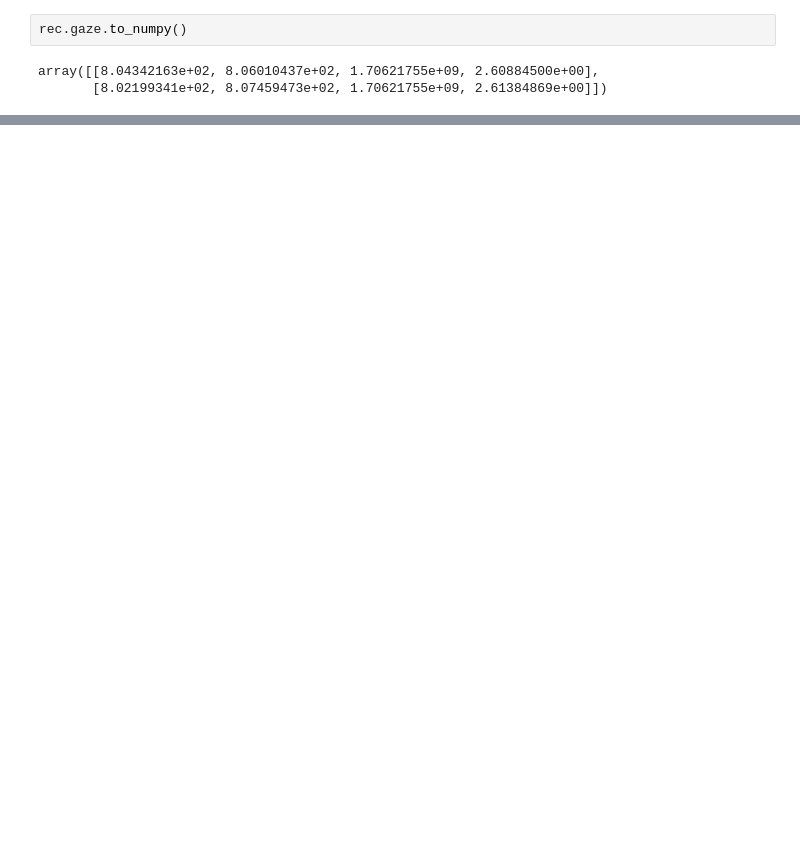
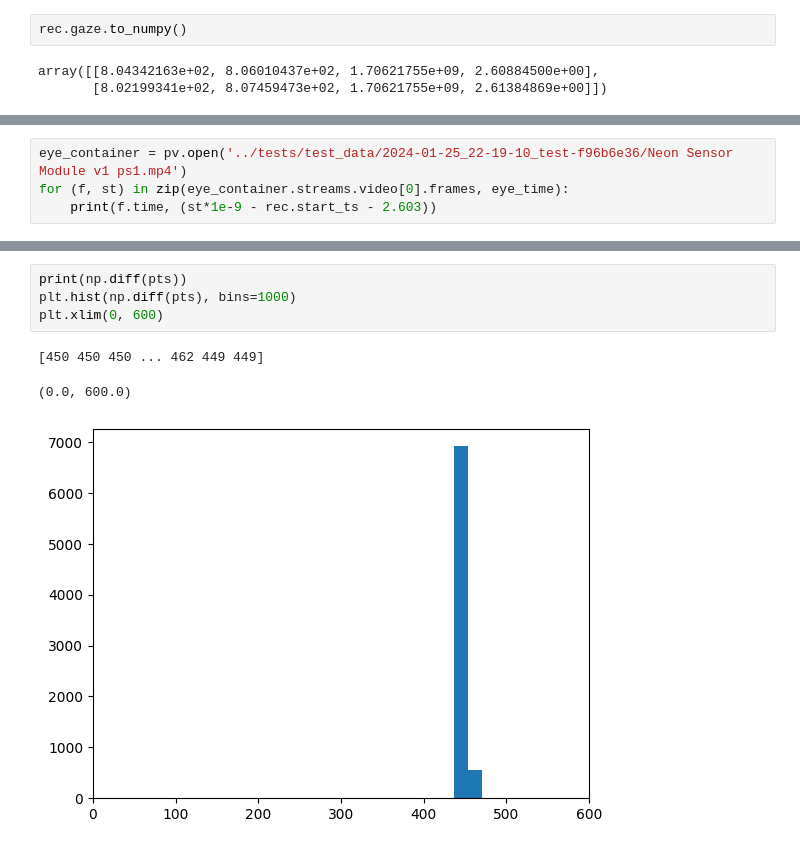
Before and after one commit to pupil-labs/pl-neon-recording, a Jupyter notebook: dev/dev.ipynb, the cells around one changed output, grey strips where cells are left out. Cells and saved outputs as stored; diff of their text form; blank space fills up the shorter version.

```diff
--- a/dev/dev.ipynb
+++ b/dev/dev.ipynb
@@ -701,0 +737,4 @@ array([[8.04342163e+02, 8.06010437e+02, 1.70621755e+09, 2.60884500e+00],
+# %%
+eye_container = pv.open('../tests/test_data/2024-01-25_22-19-10_test-f96b6e36/Neon Sensor Module v1 ps1.mp4')
+for (f, st) in zip(eye_container.streams.video[0].frames, eye_time):
+	print(f.time, (st*1e-9 - rec.start_ts - 2.603))
@@ -701,0 +855,8 @@ array([[8.04342163e+02, 8.06010437e+02, 1.70621755e+09, 2.60884500e+00],
+# %%
+print(np.diff(pts))
+plt.hist(np.diff(pts), bins=1000)
+plt.xlim(0, 600)
+# %% [output]
+[450 450 450 ... 462 449 449]
+(0.0, 600.0)
+[figure, added]
```
Also changed, not shown: parts of 32 cells of this notebook, 5 other files.
